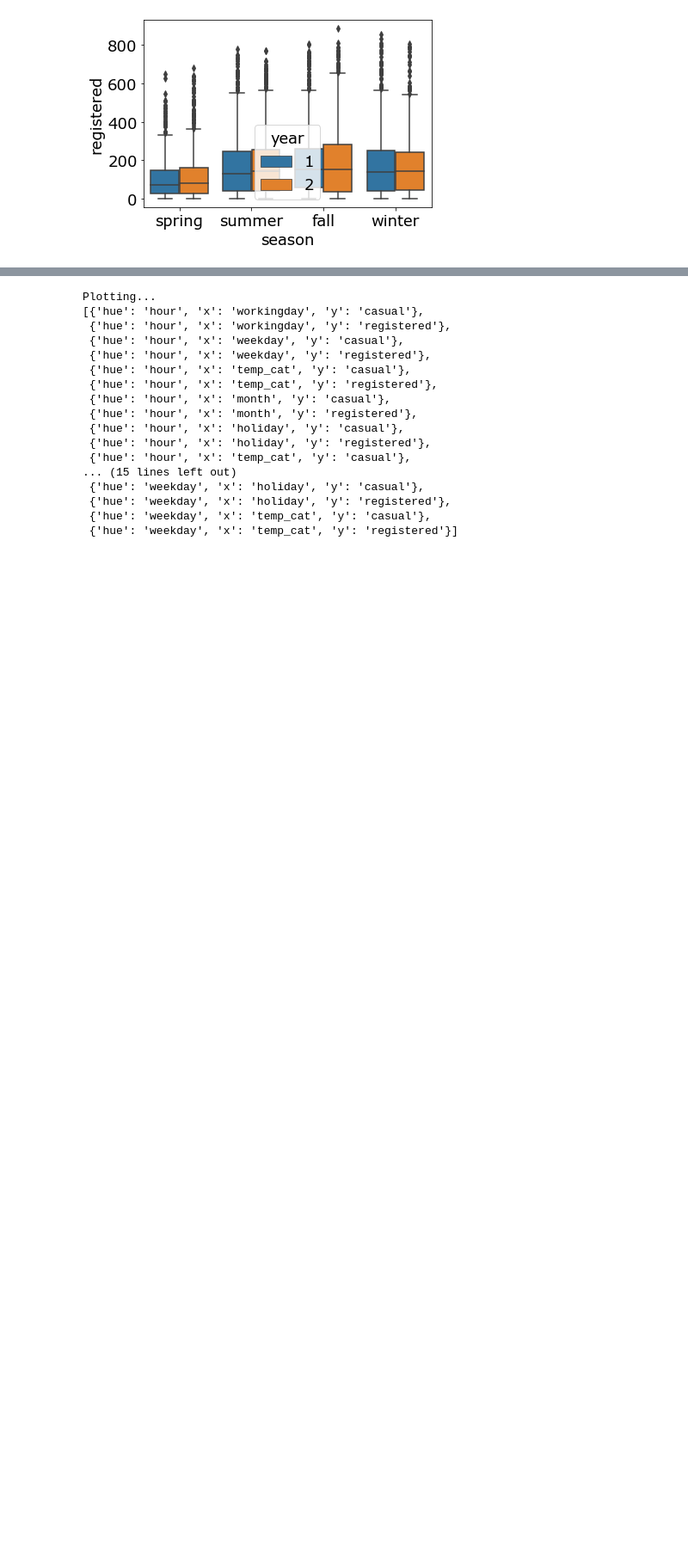
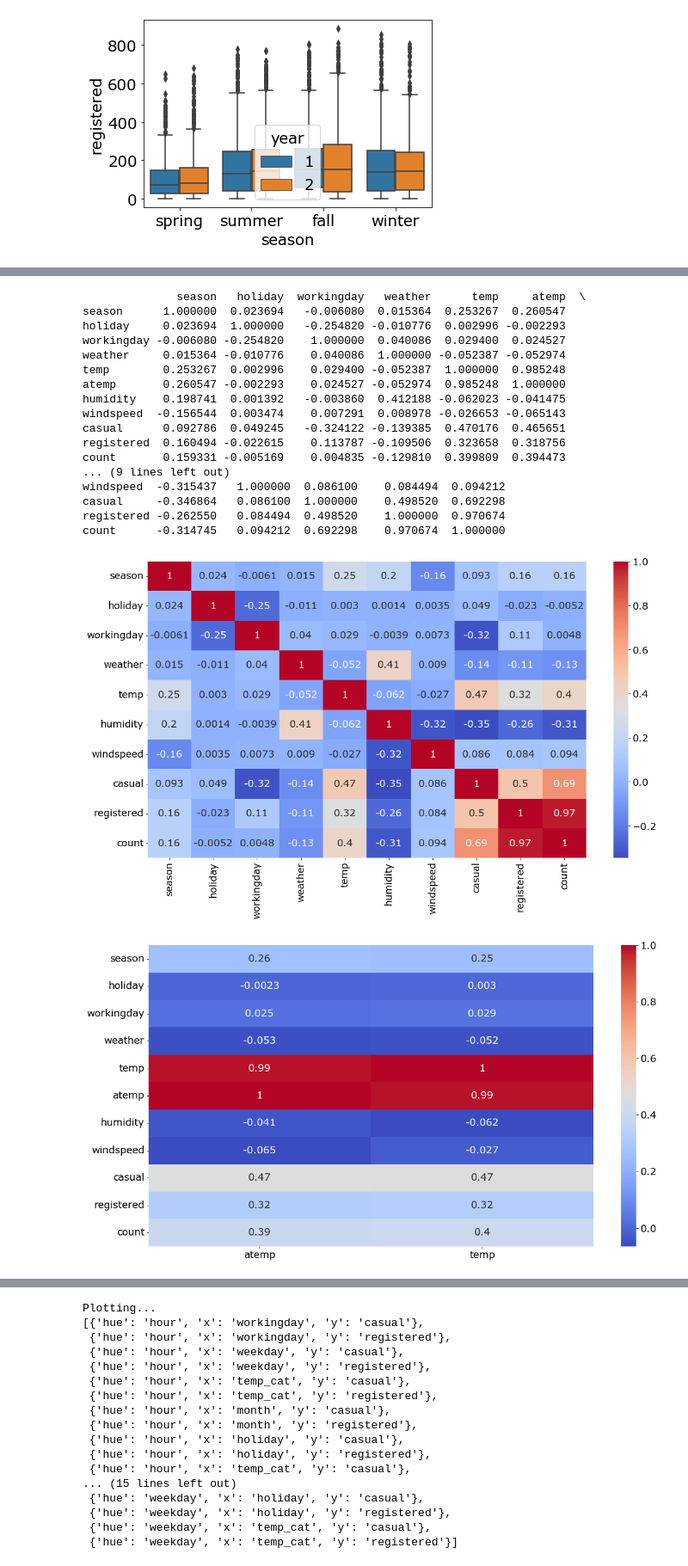
Before and after one commit to Altoidnerd/coinflip, a Jupyter notebook: clean.ipynb, the cells around one changed output, grey strips where cells are left out. Shown at 86% size. Cells and saved outputs as stored; diff of their text form; code cells hidden in the pictures; blank space fills up the shorter version.

```diff
--- a/clean.ipynb
+++ b/clean.ipynb
@@ -285,6 +285,32 @@ def get_dd():
     return dd
 
 dd = get_dd()
+
+
+def do_little_eda():
+    df=get_df()
+    print(df.corr())
+
+    set_font_size(size=10)
+    set_font_size(size=18)
+
+    set_fig_size()
+    dd = df.drop(columns='atemp')
+
+    sns.heatmap(dd.corr(), annot=True, cmap='coolwarm')
+
+    corr = df.corr()
+    set_fig_size()
+    set_font_size()
+    sns.heatmap(corr[['atemp','temp']], annot=True, cmap='coolwarm')
+    plt.show()
+
+    make_big()
+    sns.boxplot(x='atemp', y='temp', data=df)
+    plt.xticks(rotation=70)
+
+    make_big()
+    sns.pairplot(df, hue='season')
 
 
 
@@ -681,0 +709,22 @@ os.getcwd()
+# %%
+do_little_eda()
+# %% [output]
+              season   holiday  workingday   weather      temp     atemp  \
+season      1.000000  0.023694   -0.006080  0.015364  0.253267  0.260547
+holiday     0.023694  1.000000   -0.254820 -0.010776  0.002996 -0.002293
+workingday -0.006080 -0.254820    1.000000  0.040086  0.029400  0.024527
+weather     0.015364 -0.010776    0.040086  1.000000 -0.052387 -0.052974
+temp        0.253267  0.002996    0.029400 -0.052387  1.000000  0.985248
+atemp       0.260547 -0.002293    0.024527 -0.052974  0.985248  1.000000
+humidity    0.198741  0.001392   -0.003860  0.412188 -0.062023 -0.041475
+windspeed  -0.156544  0.003474    0.007291  0.008978 -0.026653 -0.065143
+casual      0.092786  0.049245   -0.324122 -0.139385  0.470176  0.465651
+registered  0.160494 -0.022615    0.113787 -0.109506  0.323658  0.318756
+count       0.159331 -0.005169    0.004835 -0.129810  0.399809  0.394473
+... (9 lines left out)
+windspeed  -0.315437   1.000000  0.086100    0.084494  0.094212
+casual     -0.346864   0.086100  1.000000    0.498520  0.692298
+registered -0.262550   0.084494  0.498520    1.000000  0.970674
+count      -0.314745   0.094212  0.692298    0.970674  1.000000
+[figure, added]
+[figure, added]
```
Also changed, not shown: parts of 4 cells of this notebook.
